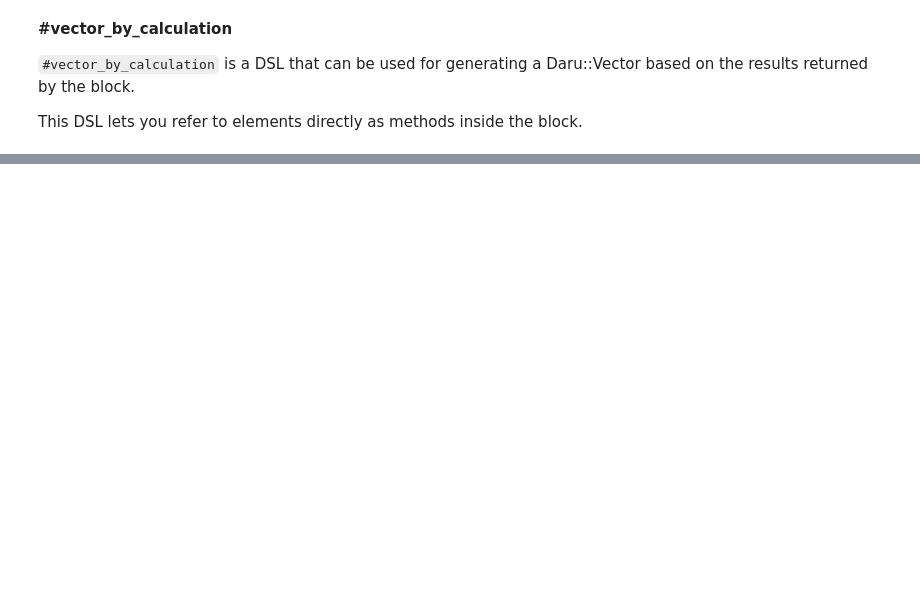
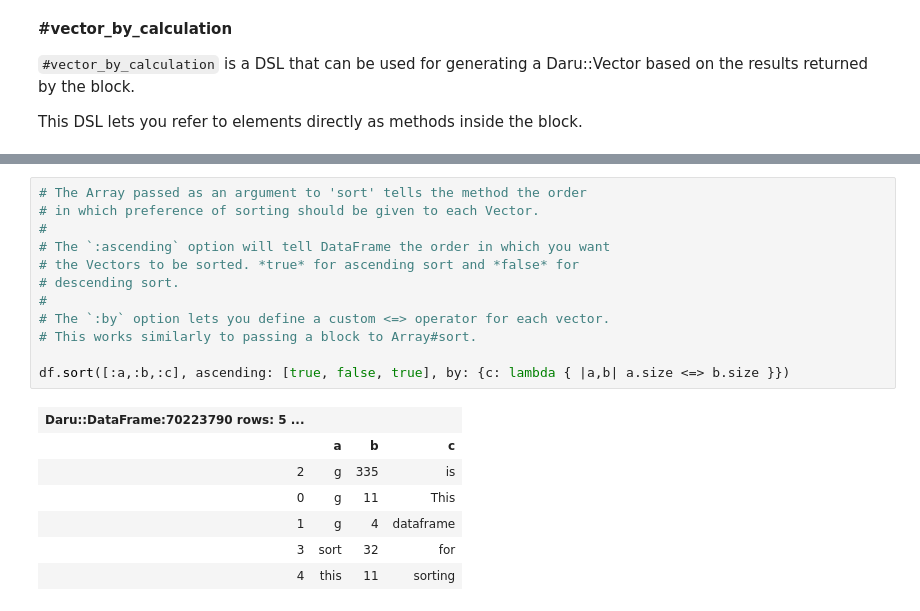
Before and after one commit to SciRuby/sciruby-notebooks, a Jupyter notebook: Data Analysis/Usage of DataFrame.ipynb, the cells around one changed output, grey strips where cells are left out. Cells and saved outputs as stored; diff of their text form; blank space fills up the shorter version.

```diff
--- a/Data Analysis/Usage of DataFrame.ipynb
+++ b/Data Analysis/Usage of DataFrame.ipynb
@@ -673,0 +694,20 @@ df.vector_by_calculation { a + c + d }
+# %%
+# The Array passed as an argument to 'sort' tells the method the order
+# in which preference of sorting should be given to each Vector.
+#
+# The `:ascending` option will tell DataFrame the order in which you want
+# the Vectors to be sorted. *true* for ascending sort and *false* for
+# descending sort.
+#
+# The `:by` option lets you define a custom <=> operator for each vector.
+# This works similarly to passing a block to Array#sort.
+
+df.sort([:a,:b,:c], ascending: [true, false, true], by: {c: lambda { |a,b| a.size <=> b.size }})
+# %% [output]
+| Daru::DataFrame:70223790 rows: 5 ... |  |  |  |
+|  | a | b | c |
+| 2 | g | 335 | is |
+| 0 | g | 11 | This |
+| 1 | g | 4 | dataframe |
+| 3 | sort | 32 | for |
+| 4 | this | 11 | sorting |
```
Also changed, not shown: parts of 35 cells of this notebook, 1 other file.
